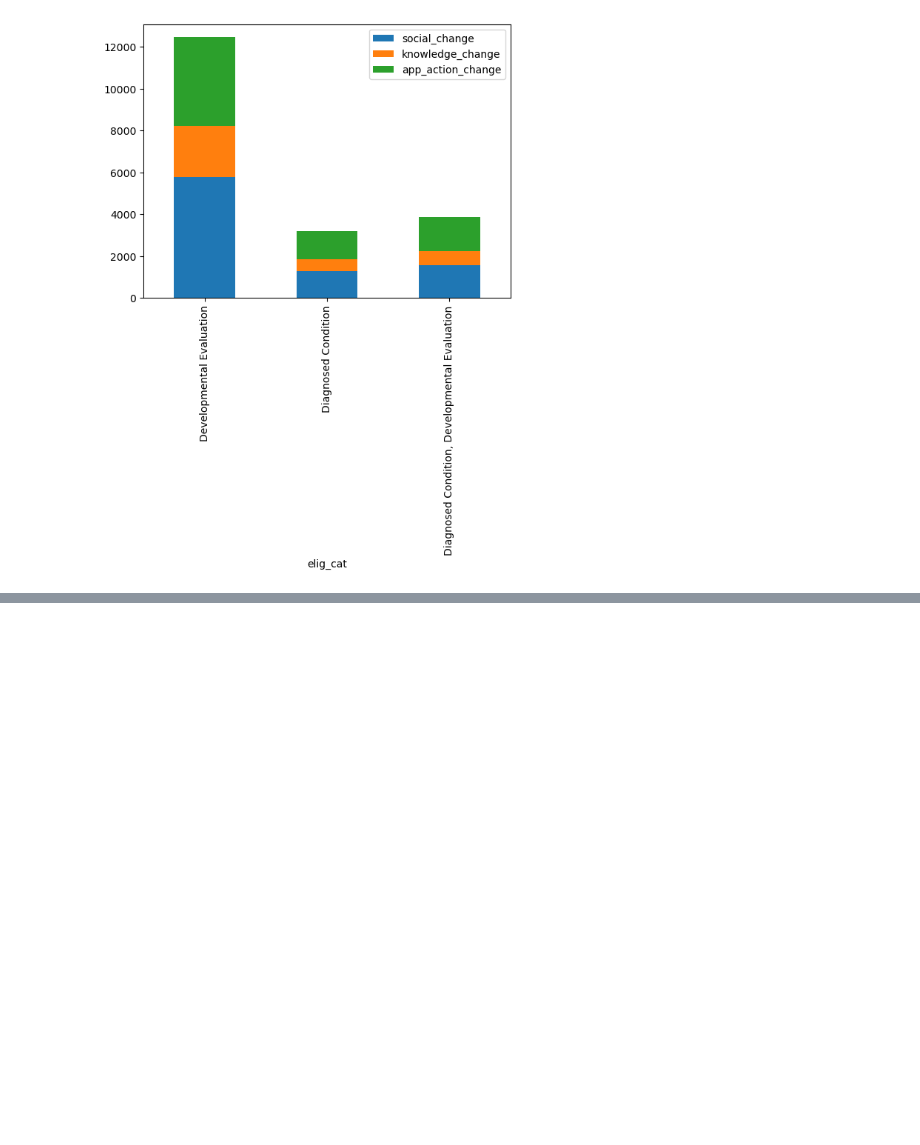
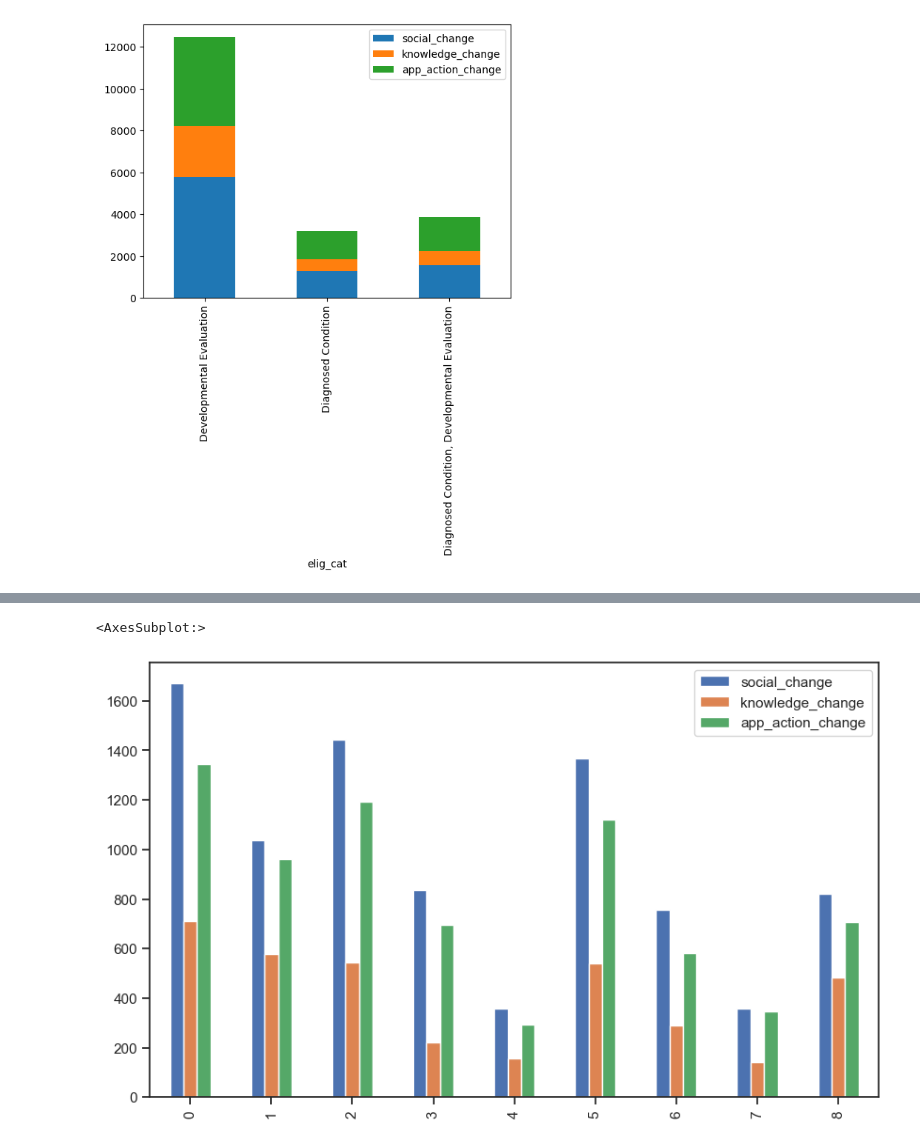
Before and after one commit to jwhankins177/Tennessee-Early-Intervention-System, a Jupyter notebook: notebooks/JH_notebook_CB.ipynb, the cells around one changed output, grey strips where cells are left out. Saved outputs shown, nothing was run; the diff lists cells and outputs as text; code cells hidden in the pictures; blank space fills up the shorter version.

```diff
--- a/notebooks/JH_notebook_CB.ipynb
+++ b/notebooks/JH_notebook_CB.ipynb
@@ -640,0 +647,5 @@ memory usage: 355.9+ KB
+# %%
+poe_sum.plot(kind = 'bar',figsize = (10,6))
+# %% [output]
+<AxesSubplot:>
+[figure, added]
```
Also changed, not shown: parts of 47 cells of this notebook.
